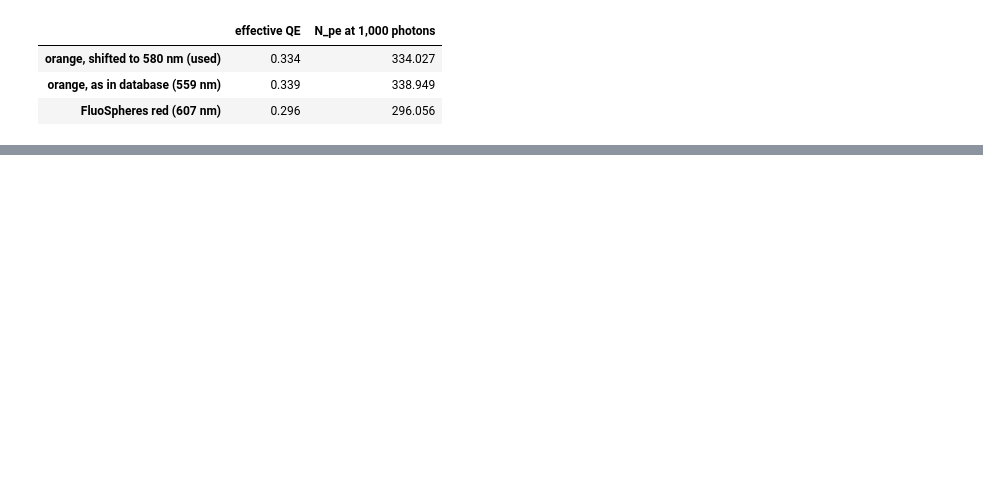
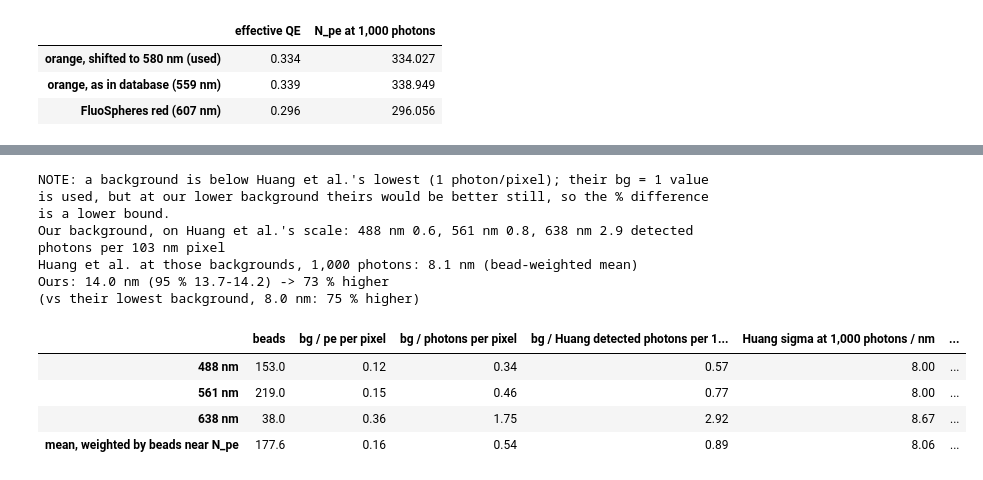
Before and after one commit to TheLeeLab/pyS3M, a Jupyter notebook: notebooks/figures/Figure_2d_TetraspeckPrecision.ipynb, the cells around one changed output, grey strips where cells are left out. Drawn from its saved outputs; the diff is of its cells as text; code cells hidden in the pictures; blank space fills up the shorter version.

```diff
--- a/notebooks/figures/Figure_2d_TetraspeckPrecision.ipynb
+++ b/notebooks/figures/Figure_2d_TetraspeckPrecision.ipynb
@@ -531,0 +599,44 @@ pd.DataFrame({
+# %%
+huang_rows = {}
+for laser in bd.LASERS:
+    r = at_1000.loc[f"{laser} nm"]
+    d = loc[loc["laser"] == laser]
+    near = d[d["pe"].between(r["N_pe"] / 2, 2 * r["N_pe"])]
+    bg_pe = near["bg_pe"].median()
+    bg_photons = bg_pe / r["effective QE"]
+    bg_huang = bg_photons * (bd.HUANG_PIXEL_NM / bd.PIXEL_NM) ** 2 * bd.HUANG_QE
+    huang_rows[f"{laser} nm"] = {
+        "beads": len(near), "bg / pe per pixel": bg_pe, "bg / photons per pixel": bg_photons,
+        "bg / Huang detected photons per 103 nm pixel": bg_huang,
+        "Huang sigma at 1,000 photons / nm": bd.huang_sigma_at_1000(bg_huang),
+        "our sigma_xy / nm": r["sigma_xy / nm"]}
+huang = pd.DataFrame(huang_rows).T.astype(float)
+huang.loc["mean, weighted by beads near N_pe"] = np.average(huang.to_numpy(), axis=0, weights=n_near)
+huang.loc["mean, weighted by beads near N_pe", "our sigma_xy / nm"] = mean_xy
+huang["ours / Huang - 1 / %"] = 100 * (huang["our sigma_xy / nm"] / huang["Huang sigma at 1,000 photons / nm"] - 1)
+huang.to_csv(FIG_DIR / "huang_comparison.csv")
+
+outside = huang["bg / Huang detected photons per 103 nm pixel"].iloc[:3]
+if (outside < bd.HUANG_BG[0]).any():
+    print("NOTE: a background is below Huang et al.'s lowest (1 photon/pixel); their bg = 1 value is used, "
+          "but at our lower background theirs would be better still, so the % difference is a lower bound.")
+if (outside > bd.HUANG_BG[-1]).any():
+    print("WARNING: a background is above Huang et al.'s highest (20 photons/pixel); their value is clipped.")
+m = huang.loc["mean, weighted by beads near N_pe"]
+print(f"Our background, on Huang et al.'s scale: "
+      + ", ".join(f"{l} {v:.1f}" for l, v in outside.items()) + " detected photons per 103 nm pixel")
+print(f"Huang et al. at those backgrounds, 1,000 photons: {m['Huang sigma at 1,000 photons / nm']:.1f} nm (bead-weighted mean)")
+print(f"Ours: {mean_xy:.1f} nm (95 % {mean_lo:.1f}-{mean_hi:.1f}) -> {m['ours / Huang - 1 / %']:.0f} % higher")
+print(f"(vs their lowest background, {bd.HUANG_SIGMA_AT_1000[0]:.1f} nm: {100 * (mean_xy / bd.HUANG_SIGMA_AT_1000[0] - 1):.0f} % higher)")
+huang.round(2)
+# %% [output]
+NOTE: a background is below Huang et al.'s lowest (1 photon/pixel); their bg = 1 value is used, but at our lower background theirs would be better still, so the % difference is a lower bound.
+Our background, on Huang et al.'s scale: 488 nm 0.6, 561 nm 0.8, 638 nm 2.9 detected photons per 103 nm pixel
+Huang et al. at those backgrounds, 1,000 photons: 8.1 nm (bead-weighted mean)
+Ours: 14.0 nm (95 % 13.7-14.2) -> 73 % higher
+(vs their lowest background, 8.0 nm: 75 % higher)
+|  | beads | bg / pe per pixel | bg / photons per pixel | bg / Huang detected photons per 1... | Huang sigma at 1,000 photons / nm | ... |
+| 488 nm | 153.0 | 0.12 | 0.34 | 0.57 | 8.00 | ... |
+| 561 nm | 219.0 | 0.15 | 0.46 | 0.77 | 8.00 | ... |
+| 638 nm | 38.0 | 0.36 | 1.75 | 2.92 | 8.67 | ... |
+| mean, weighted by beads near N_pe | 177.6 | 0.16 | 0.54 | 0.89 | 8.06 | ... |
```
Also changed, not shown: parts of 10 cells of this notebook, 1 other file.
